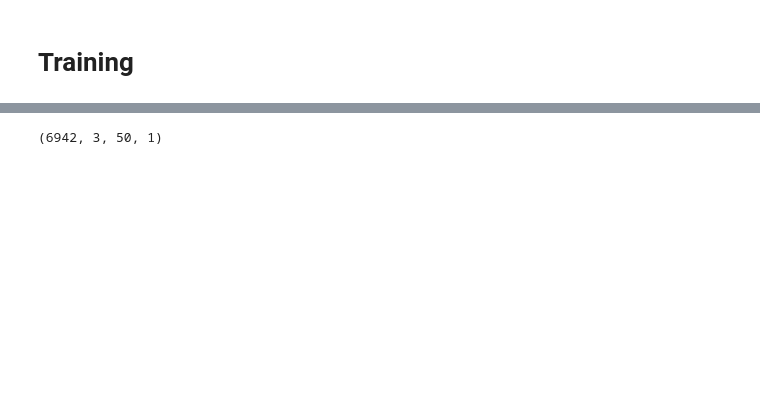
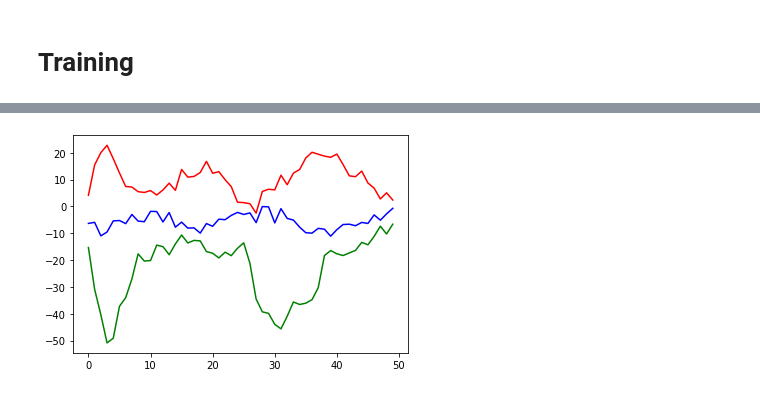
Before and after one commit to rdverse/deepHAItune, a Jupyter notebook: GANS/Gan.ipynb, the cells around one changed output, grey strips where cells are left out. Cells and saved outputs as stored; diff of their text form; code cells hidden in the pictures; blank space fills up the shorter version.

```diff
--- a/GANS/Gan.ipynb
+++ b/GANS/Gan.ipynb
@@ -86,15 +111,18 @@ def get_discriminator_loss(real_predictions, fake_predictions):
 # %%
 def make_generator_model():
     model = tf.keras.Sequential()
-    model.add(tf.keras.layers.Dense(3*50*25, input_shape = (100,)))
+    model.add(tf.keras.layers.Dense(3*50*3, input_shape = (100,)))
     model.add(tf.keras.layers.BatchNormalization())
     print(model.output_shape)
-    model.add(tf.keras.layers.Reshape((3,50,25)))
+    model.add(tf.keras.layers.Dense(3*50*1, input_shape = (100,)))
+    model.add(tf.keras.layers.BatchNormalization())
     print(model.output_shape)
-    model.add(tf.keras.layers.Conv2DTranspose(18, (3,3), padding = 'same'))
+    model.add(tf.keras.layers.Reshape((3,50,1)))
+    print(model.output_shape)
+    model.add(tf.keras.layers.Conv2DTranspose(6, (3,3), padding = 'same'))
     print(model.output_shape)
     model.add(tf.keras.layers.BatchNormalization())
-    model.add(tf.keras.layers.Conv2DTranspose(9, (3,3),strides = (1,1), padding = 'same'))
+    model.add(tf.keras.layers.Conv2DTranspose(4, (3,3),strides = (1,1), padding = 'same'))
     print(model.output_shape)
     model.add(tf.keras.layers.BatchNormalization())
     model.add(tf.keras.layers.Conv2DTranspose(1, (3,3),strides = (1,1), padding = 'same'))
@@ -195,4 +228,0 @@ InvalidArgumentError: var and grad do not have the same shape[128] [3,3,128,25]
-# %%
-Fa.shape
-# %% [output]
-(6942, 3, 50, 1)
@@ -204,0 +229,23 @@ devverse
+# %%
+data = generator(np.random.randn(1,100)).numpy().reshape(3,50)
+# %%
+colors = ['Greens', 'Reds']
+lineColors = ['Red', 'Green', 'Blue']
+labels = ['Accel','Gyro']
+# fig,axs = plt.subplots(2,2)
+# instance = 19
+# for i,F in enumerate([Fa,Fg]):
+#     ax = axs[i,0]
+#     pcm = ax.imshow(F[instance], interpolation='nearest', aspect='auto', cmap=colors[i])
+#     fig.colorbar(pcm, ax=ax)
+#     #pcm.set_ylabel(labels[i])
+#   #  ax.set_yticks([1,2,3])
+#    # ax.set_yticklabels(['z','y','x'])
+
+for j in range(3):
+    plt.plot(data[j], color = lineColors[j])
+
+plt.show()
+%matplotlib inline
+# %% [output]
+[figure, added]
```
Also changed, not shown: parts of 18 cells of this notebook, 1 other file.
